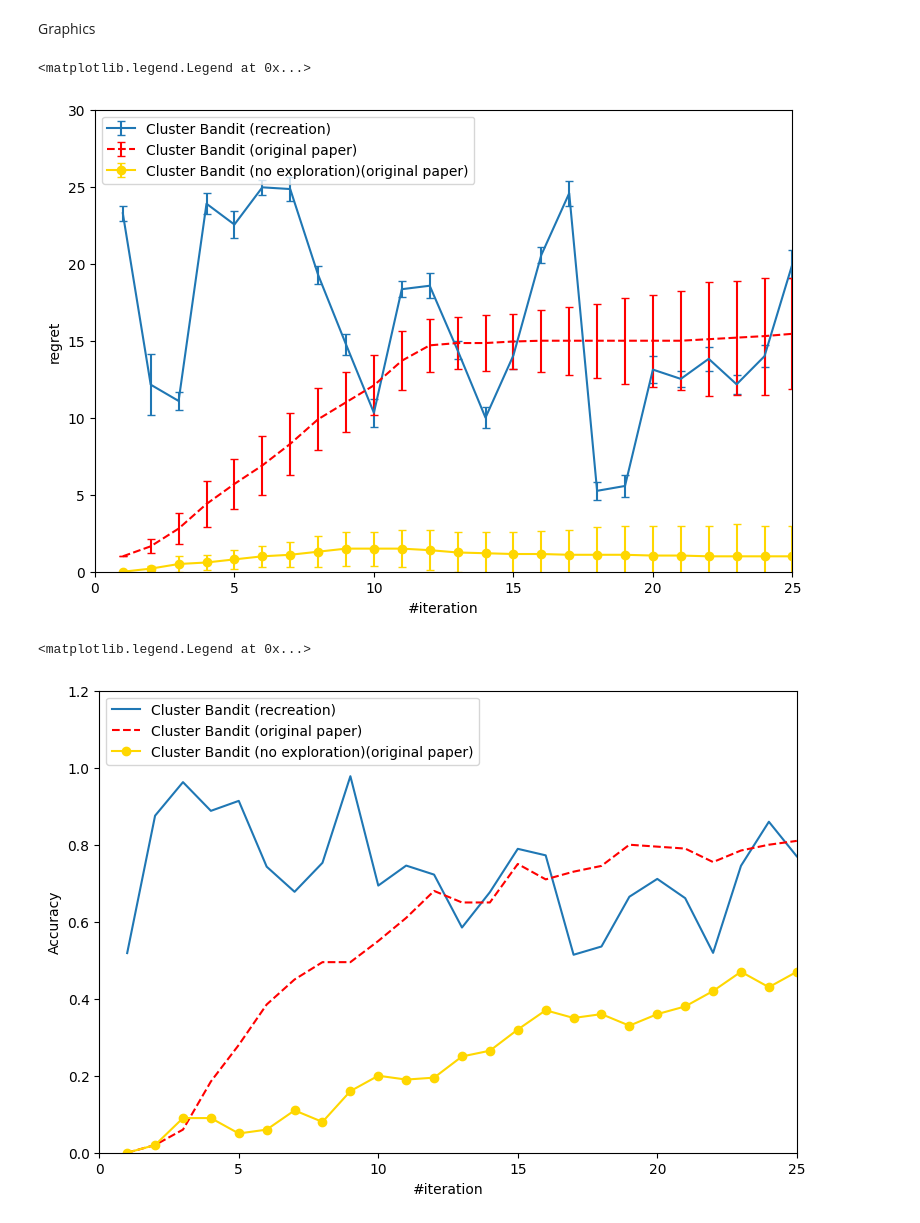
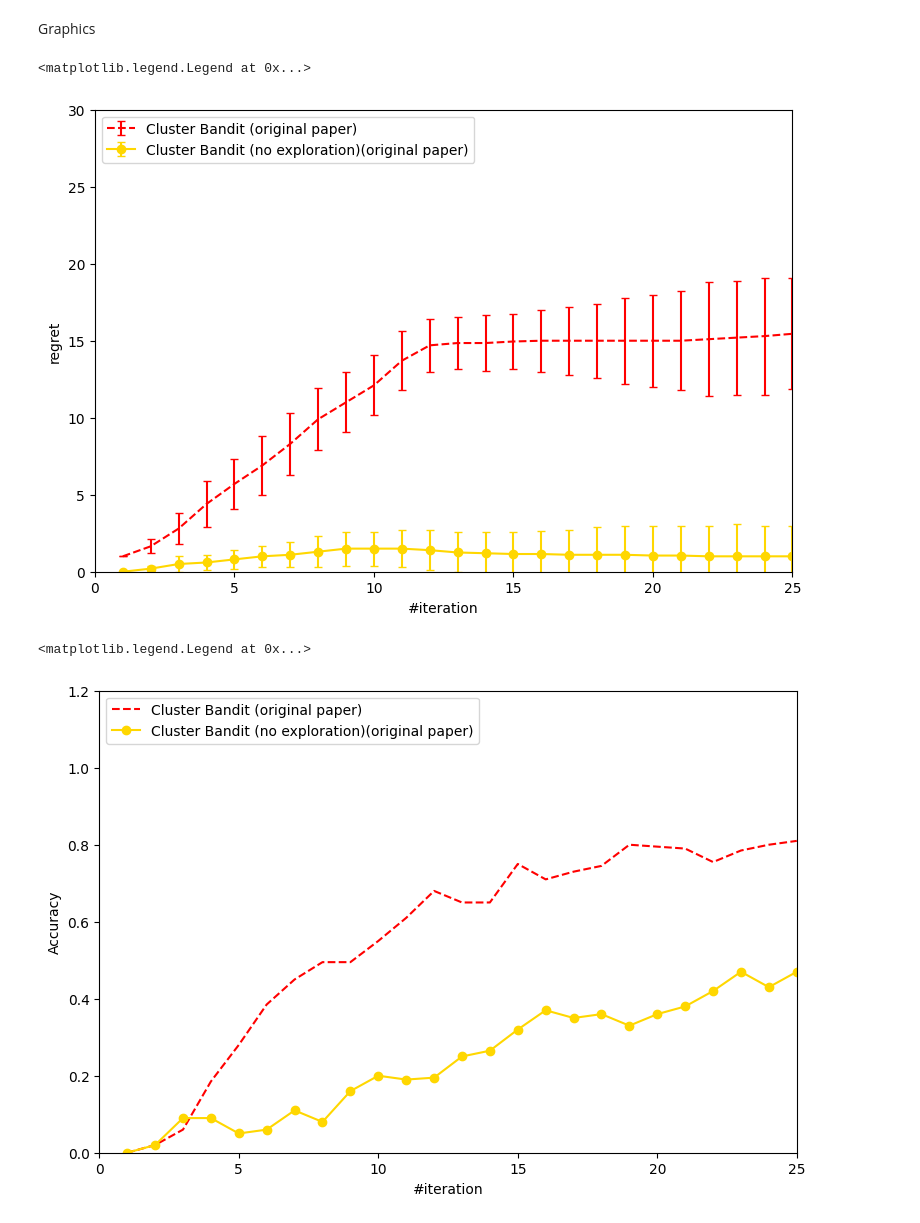
Before and after one commit to Gugl1312/ExDDS_Group6, a Jupyter notebook: graphics.ipynb, the cells around one changed output. Cells and saved outputs as stored; diff of their text form; code cells hidden in the pictures.

Commit message:
Add files via upload
only paper related parts (the first 2 graphs) kept

```diff
--- a/graphics.ipynb
+++ b/graphics.ipynb
@@ -56,23 +36,21 @@ convergence_time_tree = np.random.uniform(4, 12, size=16)
 # %%
 # (a) Line plot with error bars for regret over iterations
 plt.figure(figsize=(9, 6))
 plt.ylim(0, 30)
 plt.xlim(0, 25)
-plt.errorbar(iterations, regret_bandit, yerr=std_dev_bandit, label='Cluster Bandit (recreation)', fmt='-', capsize=3)
 plt.errorbar(iterations, regret_paper, yerr=std_dev_regr_paper, label='Cluster Bandit (original paper)', fmt='--', capsize=3, color='red')
 plt.errorbar(iterations, regret_no_exploration, yerr=std_dev_regr_no_exploration, label='Cluster Bandit (no exploration)(original paper)', fmt='-o', capsize=3, color='gold')
 plt.xlabel('#iteration')
 plt.ylabel('regret')
 plt.legend(loc='upper left')
 # %% [output]
 <matplotlib.legend.Legend at 0x...>
-[figure, old version]
+[figure, new version]
 # %%
 # (b) Line plot for accuracy over iterations
 plt.figure(figsize=(9, 6))
 plt.ylim(0, 1.2)
 plt.xlim(0, 25)
-plt.plot(iterations, accuracy_bandit, label='Cluster Bandit (recreation)', linestyle='-')
 plt.plot(iterations, accuracy_paper, label='Cluster Bandit (original paper)', linestyle='--', color='red')
 plt.plot(iterations, accuracy_no_exploration, label='Cluster Bandit (no exploration)(original paper)', marker='o', color='gold')
 plt.xlabel('#iteration')
@@ -80,4 +58,4 @@ plt.ylabel('Accuracy')
 plt.legend(loc='upper left')
 # %% [output]
 <matplotlib.legend.Legend at 0x...>
-[figure, old version]
+[figure, new version]
```
Also changed, not shown: parts of 3 cells of this notebook.
